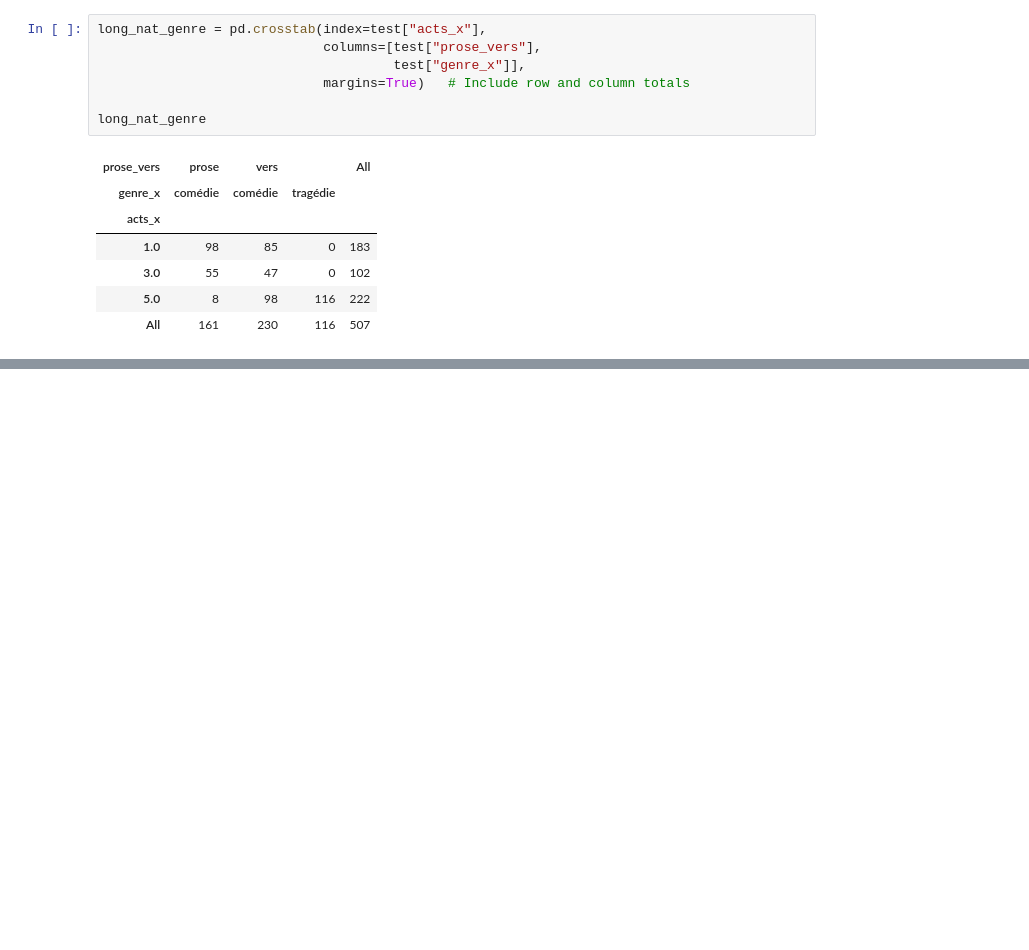
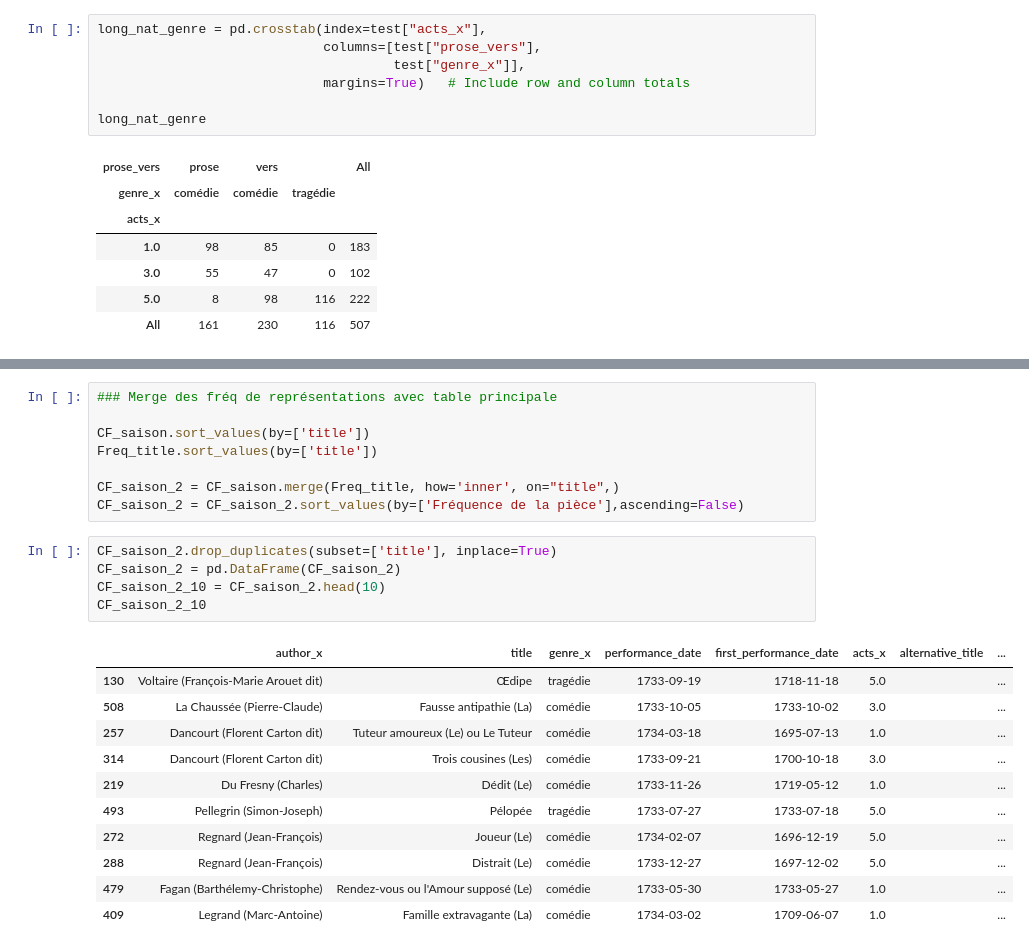
Before and after one commit to MathisGitHub/La-Com-die-Fran-aise-en-1733-1734-, a Jupyter notebook: Projet Comédie.ipynb, the cells around one changed output, grey strips where cells are left out. Cells and saved outputs as stored; diff of their text form; blank space fills up the shorter version.

```diff
--- a/Projet Comédie.ipynb
+++ b/Projet Comédie.ipynb
@@ -250,0 +278,25 @@ long_nat_genre.plot(kind='bar', title='prose_vers')
+# %%
+### Merge des fréq de représentations avec table principale
+
+CF_saison.sort_values(by=['title'])
+Freq_title.sort_values(by=['title'])
+
+CF_saison_2 = CF_saison.merge(Freq_title, how='inner', on="title",)
+CF_saison_2 = CF_saison_2.sort_values(by=['Fréquence de la pièce'],ascending=False)
+# %%
+CF_saison_2.drop_duplicates(subset=['title'], inplace=True)
+CF_saison_2 = pd.DataFrame(CF_saison_2)
+CF_saison_2_10 = CF_saison_2.head(10)
+CF_saison_2_10
+# %% [output]
+|  | author_x | title | genre_x | performance_date | first_performance_date | acts_x | alternative_title | ... |
+| 130 | Voltaire (François-Marie Arouet dit) | Œdipe | tragédie | 1733-09-19 | 1718-11-18 | 5.0 |  | ... |
+| 508 | La Chaussée (Pierre-Claude) | Fausse antipathie (La) | comédie | 1733-10-05 | 1733-10-02 | 3.0 |  | ... |
+| 257 | Dancourt (Florent Carton dit) | Tuteur amoureux (Le) ou Le Tuteur | comédie | 1734-03-18 | 1695-07-13 | 1.0 |  | ... |
+| 314 | Dancourt (Florent Carton dit) | Trois cousines (Les) | comédie | 1733-09-21 | 1700-10-18 | 3.0 |  | ... |
+| 219 | Du Fresny (Charles) | Dédit (Le) | comédie | 1733-11-26 | 1719-05-12 | 1.0 |  | ... |
+| 493 | Pellegrin (Simon-Joseph) | Pélopée | tragédie | 1733-07-27 | 1733-07-18 | 5.0 |  | ... |
+| 272 | Regnard (Jean-François) | Joueur (Le) | comédie | 1734-02-07 | 1696-12-19 | 5.0 |  | ... |
+| 288 | Regnard (Jean-François) | Distrait (Le) | comédie | 1733-12-27 | 1697-12-02 | 5.0 |  | ... |
+| 479 | Fagan (Barthélemy-Christophe) | Rendez-vous ou l'Amour supposé (Le) | comédie | 1733-05-30 | 1733-05-27 | 1.0 |  | ... |
+| 409 | Legrand (Marc-Antoine) | Famille extravagante (La) | comédie | 1734-03-02 | 1709-06-07 | 1.0 |  | ... |
```
Also changed, not shown: parts of 15 cells of this notebook.
